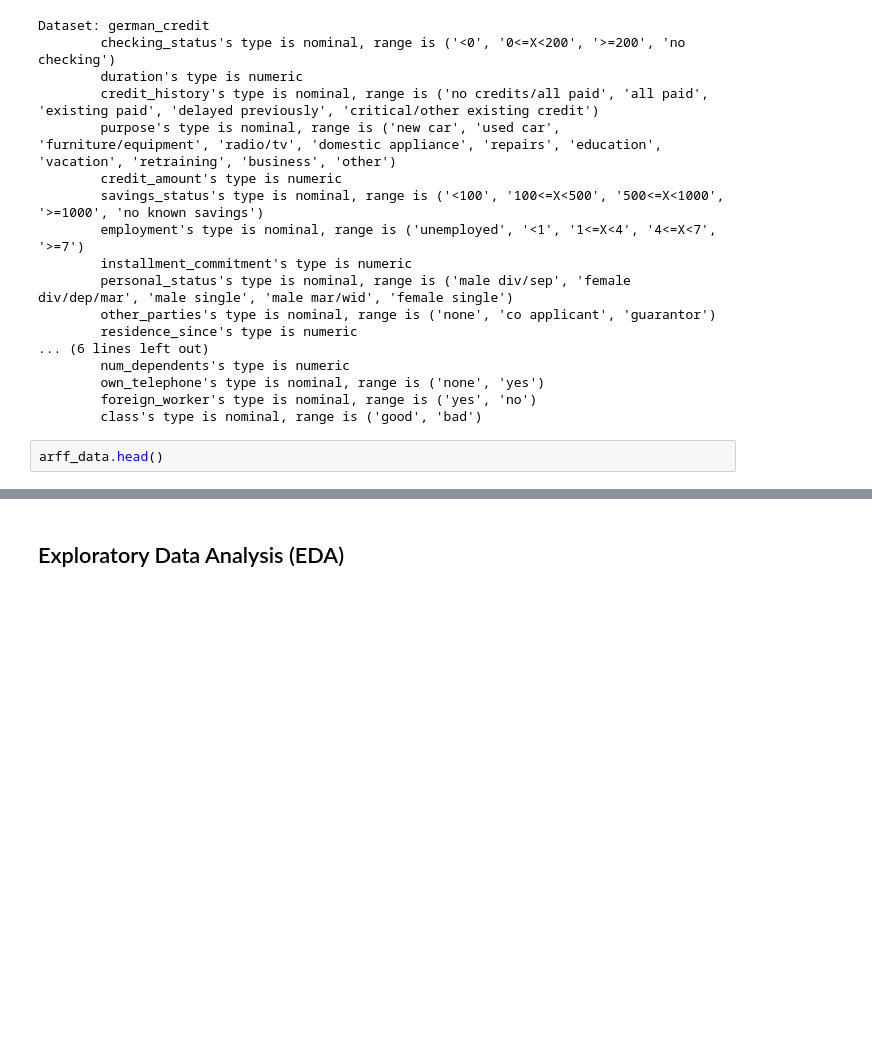
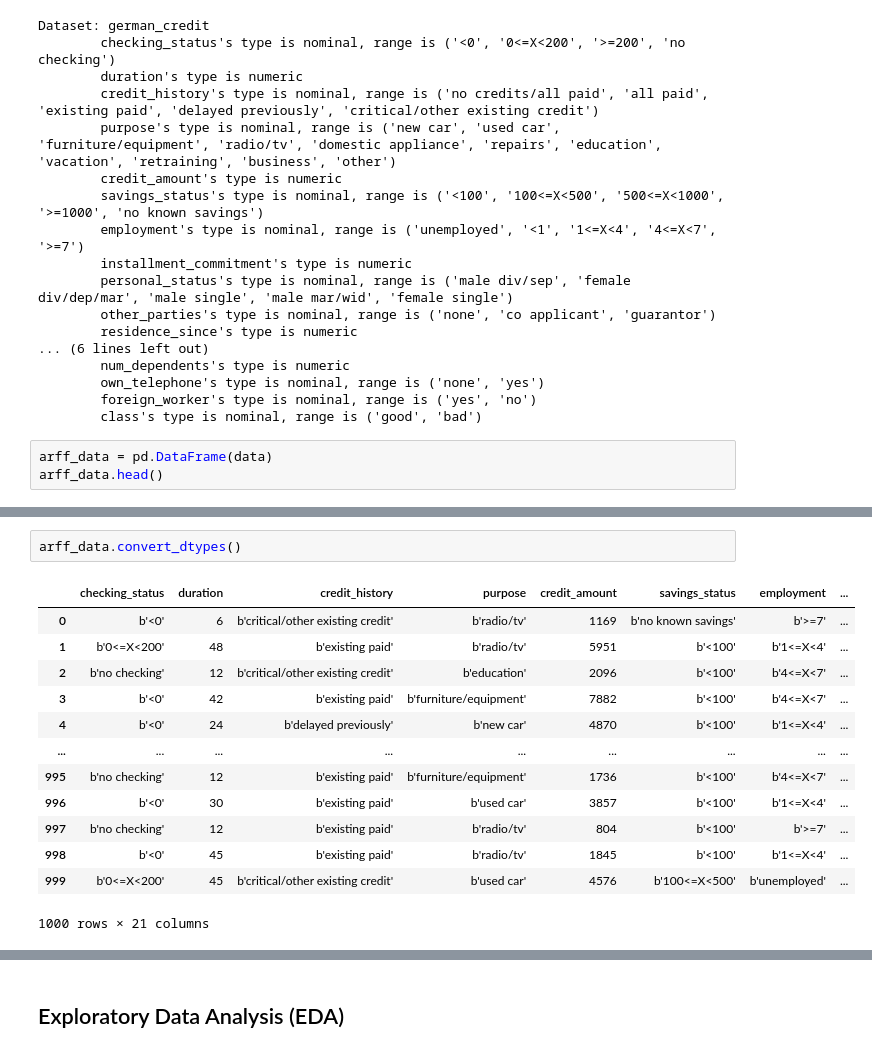
Before and after one commit to ranggakd/DAIly, a Jupyter notebook: projects/german_credit/Internal_Audit_Insights-Credit_Risk_Assessment_and_Fraud_Detection.ipynb, the cells around one changed output, grey strips where cells are left out. Cells and saved outputs as stored; diff of their text form; blank space fills up the shorter version.

```diff
--- a/projects/german_credit/Internal_Audit_Insights-Credit_Risk_Assessment_and_Fraud_Detection.ipynb
+++ b/projects/german_credit/Internal_Audit_Insights-Credit_Risk_Assessment_and_Fraud_Detection.ipynb
@@ -58,5 +61,6 @@ Dataset: german_credit
         foreign_worker's type is nominal, range is ('yes', 'no')
         class's type is nominal, range is ('good', 'bad')
 # %%
+arff_data = pd.DataFrame(data)
 arff_data.head()
 # %% [output]
@@ -70,0 +185,16 @@ shape: (5, 21)
+# %%
+arff_data.convert_dtypes()
+# %% [output]
+|  | checking_status | duration | credit_history | purpose | credit_amount | savings_status | employment | ... |
+| 0 | b'<0' | 6 | b'critical/other existing credit' | b'radio/tv' | 1169 | b'no known savings' | b'>=7' | ... |
+| 1 | b'0<=X<200' | 48 | b'existing paid' | b'radio/tv' | 5951 | b'<100' | b'1<=X<4' | ... |
+| 2 | b'no checking' | 12 | b'critical/other existing credit' | b'education' | 2096 | b'<100' | b'4<=X<7' | ... |
+| 3 | b'<0' | 42 | b'existing paid' | b'furniture/equipment' | 7882 | b'<100' | b'4<=X<7' | ... |
+| 4 | b'<0' | 24 | b'delayed previously' | b'new car' | 4870 | b'<100' | b'1<=X<4' | ... |
+| ... | ... | ... | ... | ... | ... | ... | ... | ... |
+| 995 | b'no checking' | 12 | b'existing paid' | b'furniture/equipment' | 1736 | b'<100' | b'4<=X<7' | ... |
+| 996 | b'<0' | 30 | b'existing paid' | b'used car' | 3857 | b'<100' | b'1<=X<4' | ... |
+| 997 | b'no checking' | 12 | b'existing paid' | b'radio/tv' | 804 | b'<100' | b'>=7' | ... |
+| 998 | b'<0' | 45 | b'existing paid' | b'radio/tv' | 1845 | b'<100' | b'1<=X<4' | ... |
+| 999 | b'0<=X<200' | 45 | b'critical/other existing credit' | b'used car' | 4576 | b'100<=X<500' | b'unemployed' | ... |
+1000 rows × 21 columns
```
Also changed, not shown: parts of 9 cells of this notebook.
